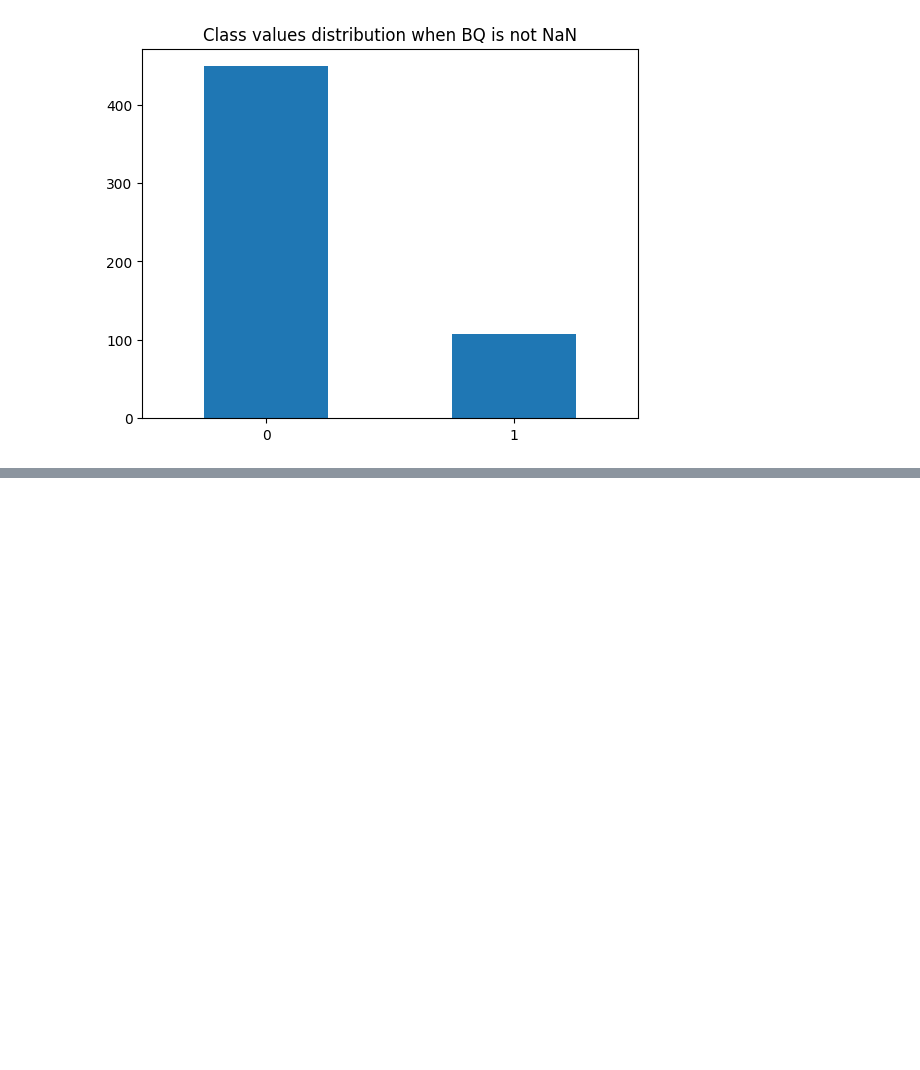
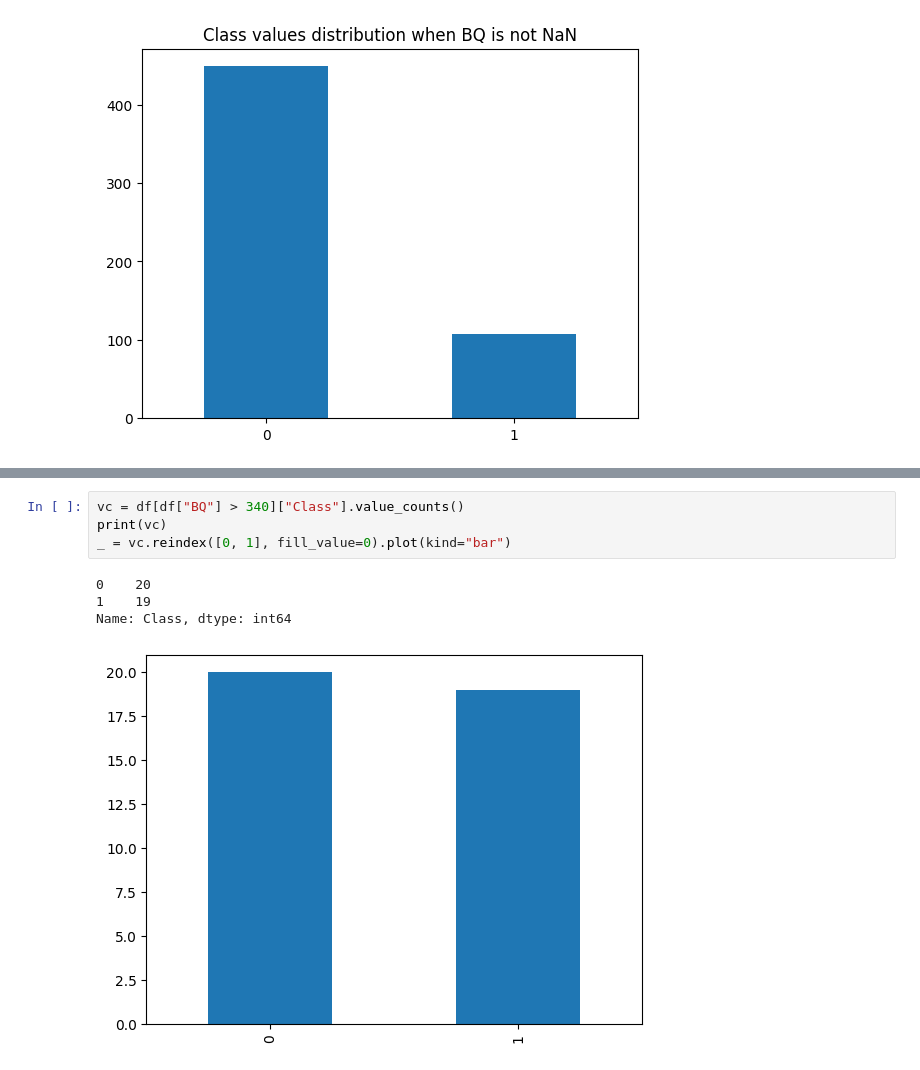
Before and after one commit to torayeff/icr-identify-age-related-conditions, a Jupyter notebook: src/EDA.ipynb, the cells around one changed output, grey strips where cells are left out. Drawn from its saved outputs; the diff is of its cells as text; blank space fills up the shorter version.

```diff
--- a/src/EDA.ipynb
+++ b/src/EDA.ipynb
@@ -93,0 +107,9 @@ _ = df[["BQ"]].hist(bins=100)
+# %%
+vc = df[df["BQ"] > 340]["Class"].value_counts()
+print(vc)
+_ = vc.reindex([0, 1], fill_value=0).plot(kind="bar")
+# %% [output]
+0    20
+1    19
+Name: Class, dtype: int64
+[figure, added]
```
Also changed, not shown: parts of 4 cells of this notebook, 3 other files.
